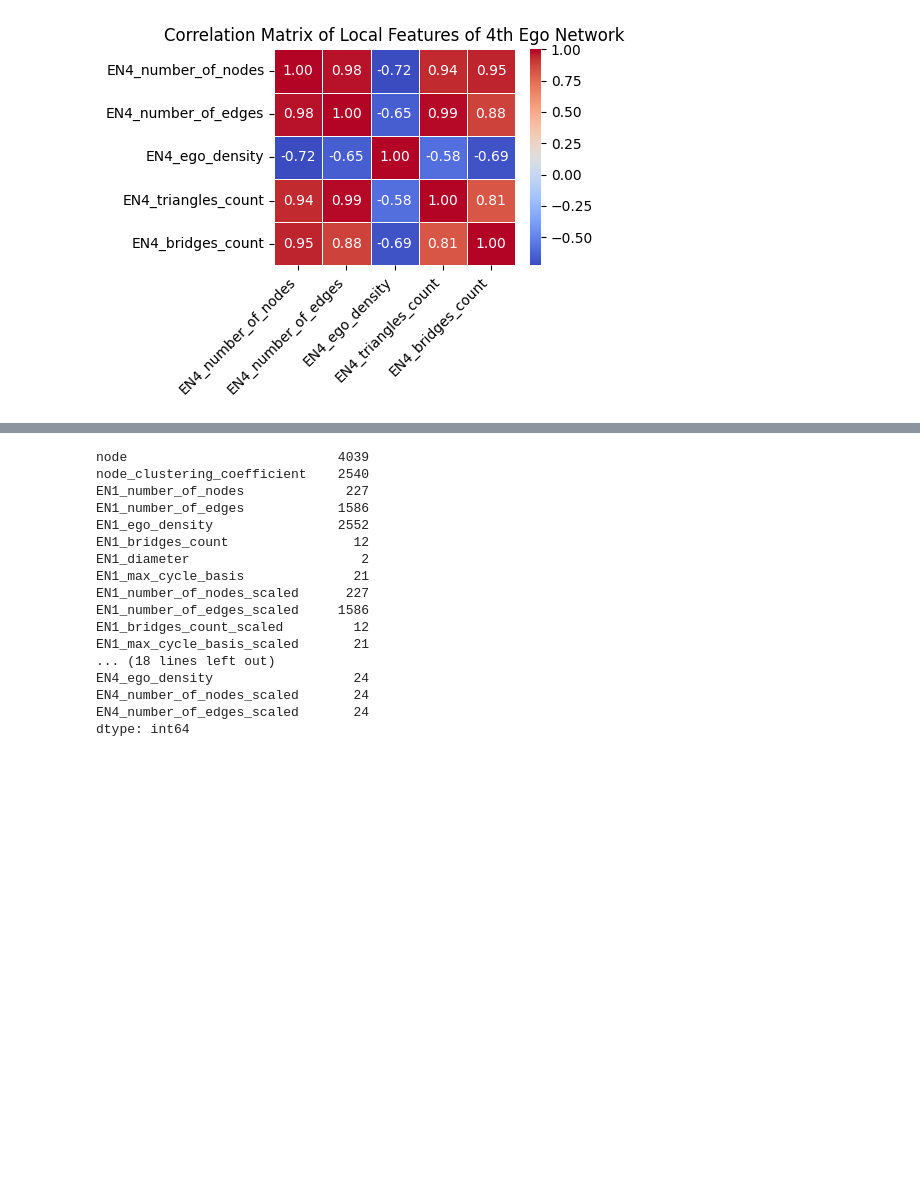
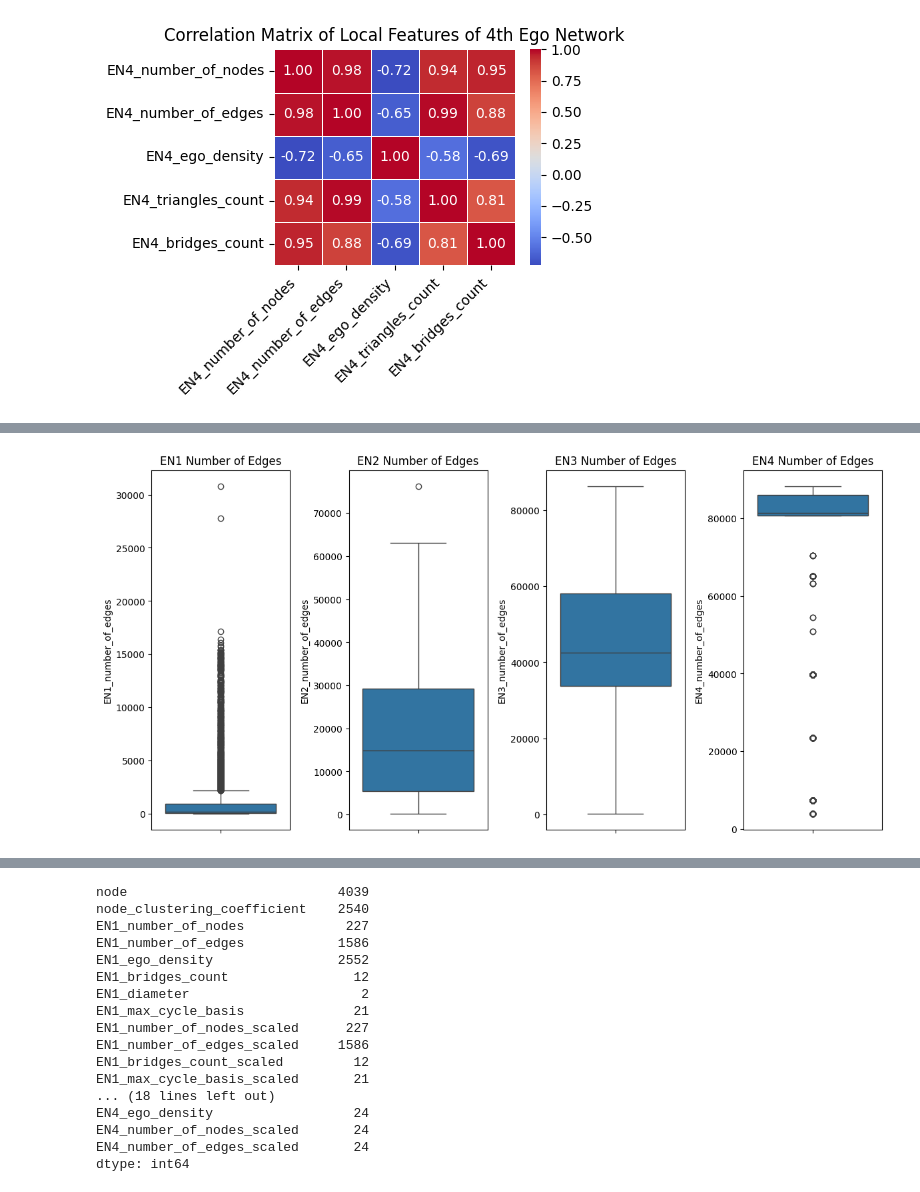
Before and after one commit to kk-shetty/data_science_ik, a Jupyter notebook: projects/ml_mini_project/node_clustering.ipynb, the cells around one changed output, grey strips where cells are left out. Drawn from its saved outputs; the diff is of its cells as text; code cells hidden in the pictures; blank space fills up the shorter version.

```diff
--- a/projects/ml_mini_project/node_clustering.ipynb
+++ b/projects/ml_mini_project/node_clustering.ipynb
@@ -260,3 +286,29 @@ df4.drop(columns=['EN4_triangles_count','EN4_bridges_count'], inplace=True)
+# %%
+# Checking for outliers
+
+# Create subplots
+fig, axs = plt.subplots(1, 4, figsize=(12, 6))
+
+# Plot ego_net_1
+axs[0].set_title("EN1 Number of Edges")
+sns.boxplot(df1['EN1_number_of_edges'], ax=axs[0])
+
+# Plot ego_net_2
+axs[1].set_title("EN2 Number of Edges")
+sns.boxplot(df2['EN2_number_of_edges'], ax=axs[1])
+
+# Plot ego_net_3
+axs[2].set_title("EN3 Number of Edges")
+sns.boxplot(df3['EN3_number_of_edges'], ax=axs[2])
+
+# Plot ego_net_4
+axs[3].set_title("EN4 Number of Edges")
+sns.boxplot(df4['EN4_number_of_edges'], ax=axs[3])
+
+plt.tight_layout()
+plt.show()
+# %% [output]
+[figure, added]
 # %%
 # Feature scaling : Since ego_density is in the scale of 0 to 1, it would be ideal to scale rest of the features to the same scale usin g min max scaling.
 from sklearn.preprocessing import MinMaxScaler
```
Also changed, not shown: parts of 31 cells of this notebook.
